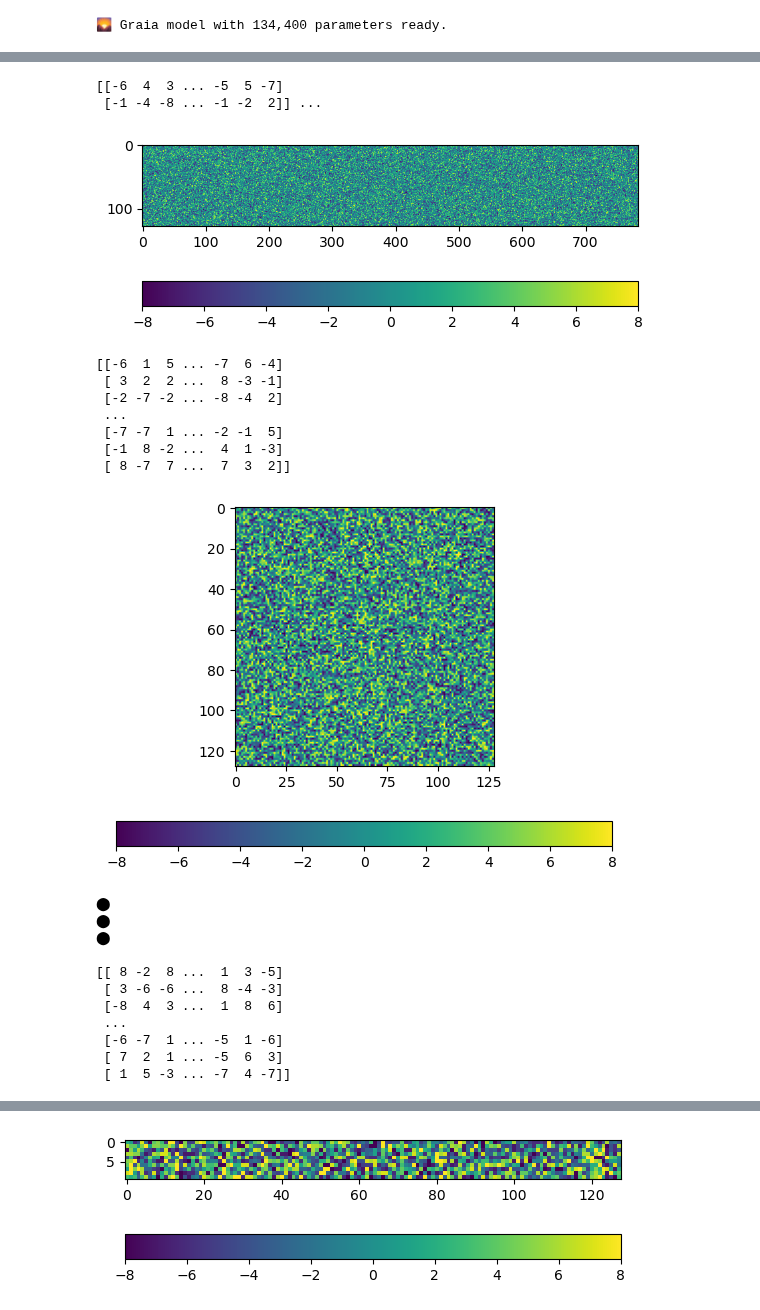
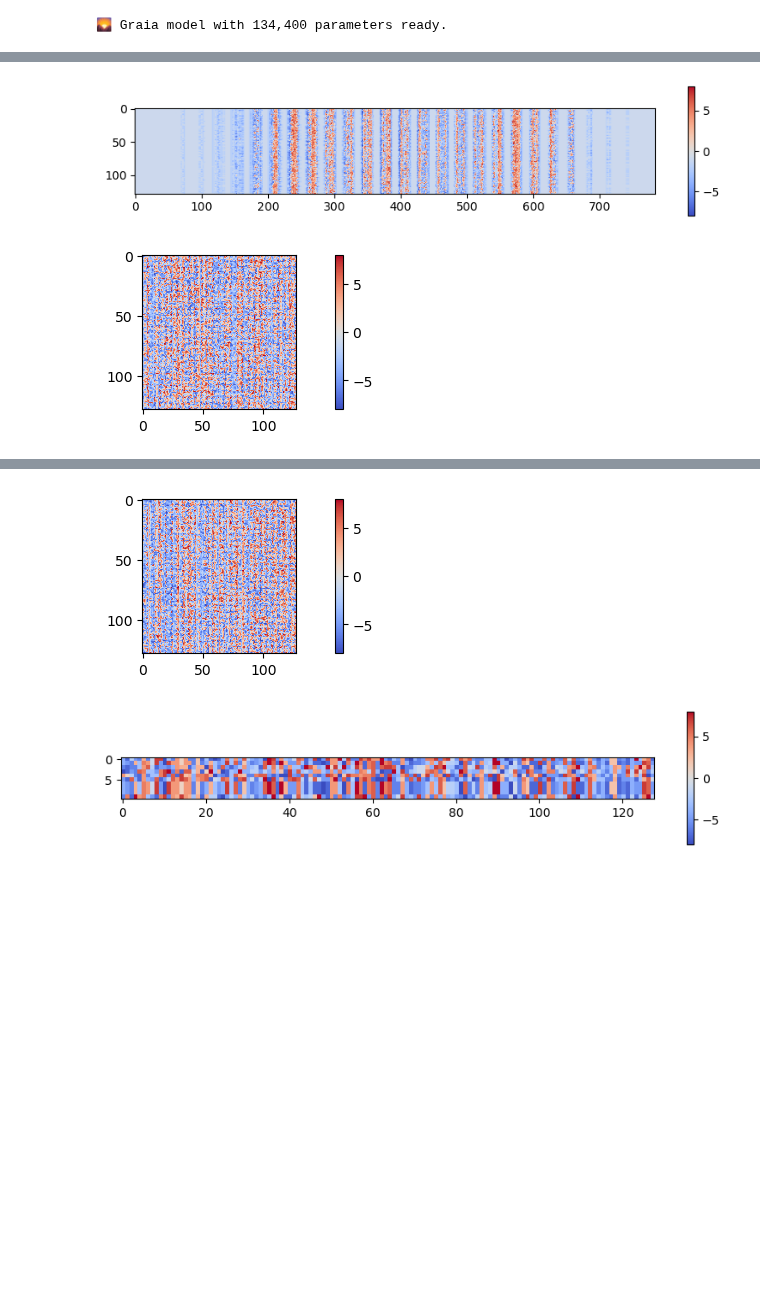
Before and after one commit to laurentpayot/graia, a Jupyter notebook: Graia_digits.ipynb, the cells around one changed output, grey strips where cells are left out. Drawn from its saved outputs; the diff is of its cells as text; code cells hidden in the pictures; blank space fills up the shorter version.

Commit message:
show_weights()

```diff
--- a/Graia_digits.ipynb
+++ b/Graia_digits.ipynb
@@ -32,16 +32,16 @@ mnist = tf.keras.datasets.mnist
 # print(train_labels[0])
 # plt.imshow(train_images[0])
 # %%
-N = 1
+N = 6000
 train_images = train_images[:N]
 train_labels = train_labels[:N]
 train_images = train_images.reshape(N, 28*28)
 # %%
-model = Graia(inputs=28*28, layer_nodes=128, layers=3, outputs=10, boost=2, seed=37)
+model = Graia(inputs=28*28, layer_nodes=128, layers=3, outputs=10, boost=1, seed=42)
 # plt.imshow(model.hidden_weights[0])
 # print(model.hidden_weights[0])
 # %% [output]
 🌄 Graia model with 134,400 parameters ready.
 # %%
-model.fit(train_images, train_labels, epochs=100)
+model.fit(train_images, train_labels, epochs=4)
 # %% [output]
@@ -65,41 +52,25 @@ Epoch 100/100: answer 1 is False
 # %%
-print(model.input_weights[:2], "...")
-plt.imshow(model.input_weights)
-plt.colorbar(orientation="horizontal")
-plt.show()
-print(model.hidden_weights[0])
-plt.imshow(model.hidden_weights[0])
-plt.colorbar(orientation="horizontal")
-plt.show()
-print("⬤\n⬤\n⬤\n")
-print(model.hidden_weights[-1])
-plt.imshow(model.hidden_weights[-1])
-plt.colorbar(orientation="horizontal")
-plt.show()
-print("\n", model.output_weights[:2], "...")
-plt.imshow(model.output_weights)
-plt.colorbar(orientation="horizontal")
-plt.show()
+def show_weights(weights):
+    plt.figure(figsize = (10, 2))
+    plt.imshow(weights, cmap="coolwarm")
+    plt.colorbar(orientation="vertical")
+    plt.show()
+
+# print(model.input_weights[:2], "...")
+show_weights(model.input_weights)
+
+# print(model.hidden_weights[0])
+show_weights(model.hidden_weights[0])
+
+# print("⬤\n⬤\n⬤\n")
+# print(model.hidden_weights[1])
+show_weights(model.hidden_weights[1])
+
+# print(model.hidden_weights[-1])
+show_weights(model.hidden_weights[-1])
+
+# print("\n", model.output_weights[:2], "...")
+show_weights(model.output_weights)
 # %% [output]
-[[-6  4  3 ... -5  5 -7]
- [-1 -4 -8 ... -1 -2  2]] ...
-[figure, old version]
+[figure, new version]
-[[-6  1  5 ... -7  6 -4]
- [ 3  2  2 ...  8 -3 -1]
- [-2 -7 -2 ... -8 -4  2]
- ...
- [-7 -7  1 ... -2 -1  5]
- [-1  8 -2 ...  4  1 -3]
- [ 8 -7  7 ...  7  3  2]]
-[figure, old version]
+[figure, new version]
-⬤
-⬤
-⬤
-
-[[ 8 -2  8 ...  1  3 -5]
- [ 3 -6 -6 ...  8 -4 -3]
- [-8  4  3 ...  1  8  6]
- ...
- [-6 -7  1 ... -5  1 -6]
- [ 7  2  1 ... -5  6  3]
- [ 1  5 -3 ... -7  4 -7]]
@@ -119,3 +78,4 @@ plt.show()
-[figure, old version]
+[figure, new version]
+[figure, added]
 # %%
 print(model.last_intermediate_outputs[0])
```
Also changed, not shown: parts of 4 cells of this notebook.
